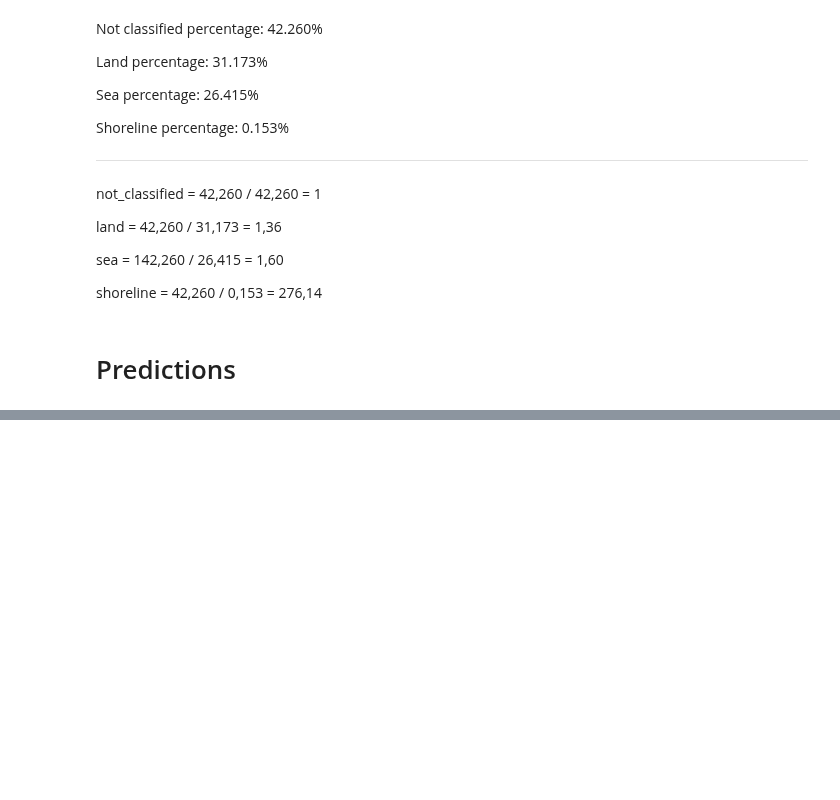
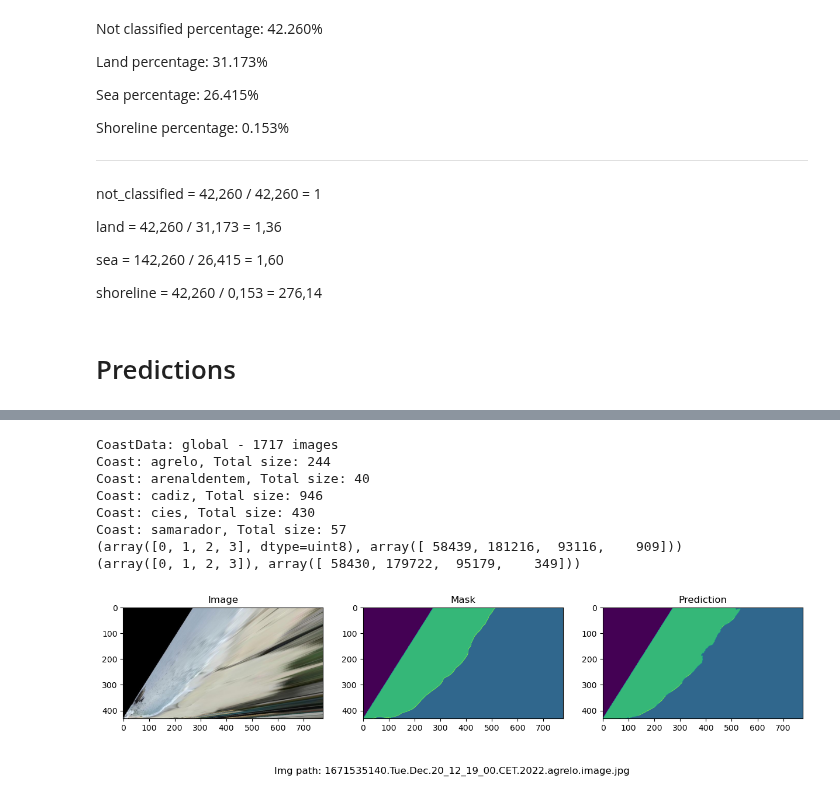
Before and after one commit to OliverJosep/Shoreline-extraction, a Jupyter notebook: notebooks/models/04_UNet_4_classes.ipynb, the cells around one changed output, grey strips where cells are left out. Saved outputs shown, nothing was run; the diff lists cells and outputs as text; code cells hidden in the pictures; blank space fills up the shorter version.

```diff
--- a/notebooks/models/04_UNet_4_classes.ipynb
+++ b/notebooks/models/04_UNet_4_classes.ipynb
@@ -75,0 +92,48 @@ plt.show()
+# %%
+# Predict the full image
+artifact_path = os.path.abspath(os.path.join(path, "../../artifacts/"))
+data_path = os.path.abspath(os.path.join(os.getcwd(), "../../data/processed_4_classes/"))
+
+coast_data = CoastData(data_path)
+split = coast_data.split_data()
+
+data = DataLoaderManager.load_data(split)
+index = 0 # 25 # 72
+img_path = data["test"]['images'][index]
+mask_path = data["test"]['masks'][index]
+
+img = cv2.imread(img_path)
+img = cv2.cvtColor(img, cv2.COLOR_BGR2RGB)
+
+mask = cv2.imread(mask_path, cv2.IMREAD_GRAYSCALE)
+
+unet.load_model(os.path.abspath(os.path.join(artifact_path, "2025-02-19-15-28-50/models/best_model.pth")))
+
+pred = unet.predict_patch(img_path, combination="max")
+
+print(np.unique(mask, return_counts=True))
+print(np.unique(pred, return_counts=True))
+
+fig, ax = plt.subplots(1, 3, figsize=(15, 4))
+fig.suptitle(f"Img path: {img_path.split('/')[-1]}", y=0.05)
+
+ax[0].imshow(img)
+ax[0].set_title("Image")
+
+ax[1].imshow(mask)
+ax[1].set_title("Mask")
+
+ax[2].imshow(pred.squeeze())
+ax[2].set_title("Prediction")
+
+plt.show()
+# %% [output]
+CoastData: global - 1717 images
+Coast: agrelo, Total size: 244
+Coast: arenaldentem, Total size: 40
+Coast: cadiz, Total size: 946
+Coast: cies, Total size: 430
+Coast: samarador, Total size: 57
+(array([0, 1, 2, 3], dtype=uint8), array([ 58439, 181216,  93116,    909]))
+(array([0, 1, 2, 3]), array([ 58430, 179722,  95179,    349]))
+[figure, added]
```
Also changed, not shown: parts of 4 cells of this notebook, 6 other files.
